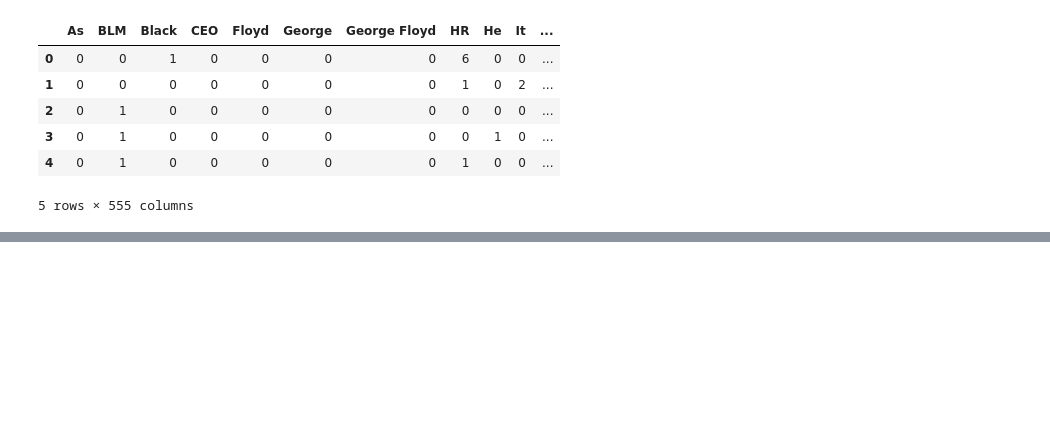
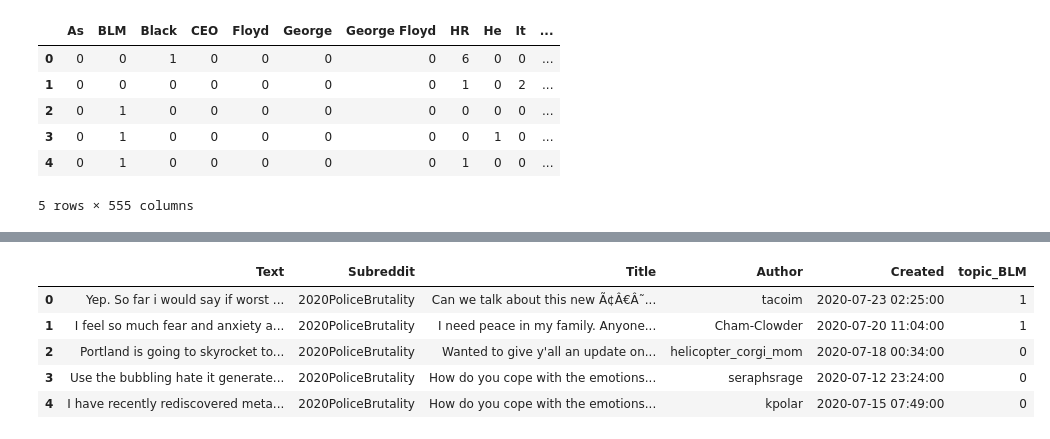
Before and after one commit to robinlli/Police_Shooting_Reddit, a Jupyter notebook: Machine Learning.ipynb, the cells around one changed output, grey strips where cells are left out. Cells and saved outputs as stored; diff of their text form; code cells hidden in the pictures; blank space fills up the shorter version.

```diff
--- a/Machine Learning.ipynb
+++ b/Machine Learning.ipynb
@@ -382,0 +395,12 @@ df2.to_csv("Reddit_p1.csv")
+# %%
+df_pm.columns = map(lambda x: str(x).title(), df_pm.columns)
+
+df_pm = df_pm.rename(columns = {"Topic_Blm1" : "topic_BLM"})
+df_pm.head()
+# %% [output]
+|  | Text | Subreddit | Title | Author | Created | topic_BLM |
+| 0 | Yep. So far i would say if worst ... | 2020PoliceBrutality | Can we talk about this new Ã¢Â€Â˜... | tacoim | 2020-07-23 02:25:00 | 1 |
+| 1 | I feel so much fear and anxiety a... | 2020PoliceBrutality | I need peace in my family. Anyone... | Cham-Clowder | 2020-07-20 11:04:00 | 1 |
+| 2 | Portland is going to skyrocket to... | 2020PoliceBrutality | Wanted to give y'all an update on... | helicopter_corgi_mom | 2020-07-18 00:34:00 | 0 |
+| 3 | Use the bubbling hate it generate... | 2020PoliceBrutality | How do you cope with the emotions... | seraphsrage | 2020-07-12 23:24:00 | 0 |
+| 4 | I have recently rediscovered meta... | 2020PoliceBrutality | How do you cope with the emotions... | kpolar | 2020-07-15 07:49:00 | 0 |
```
Also changed, not shown: parts of 15 cells of this notebook, 2 other files.
